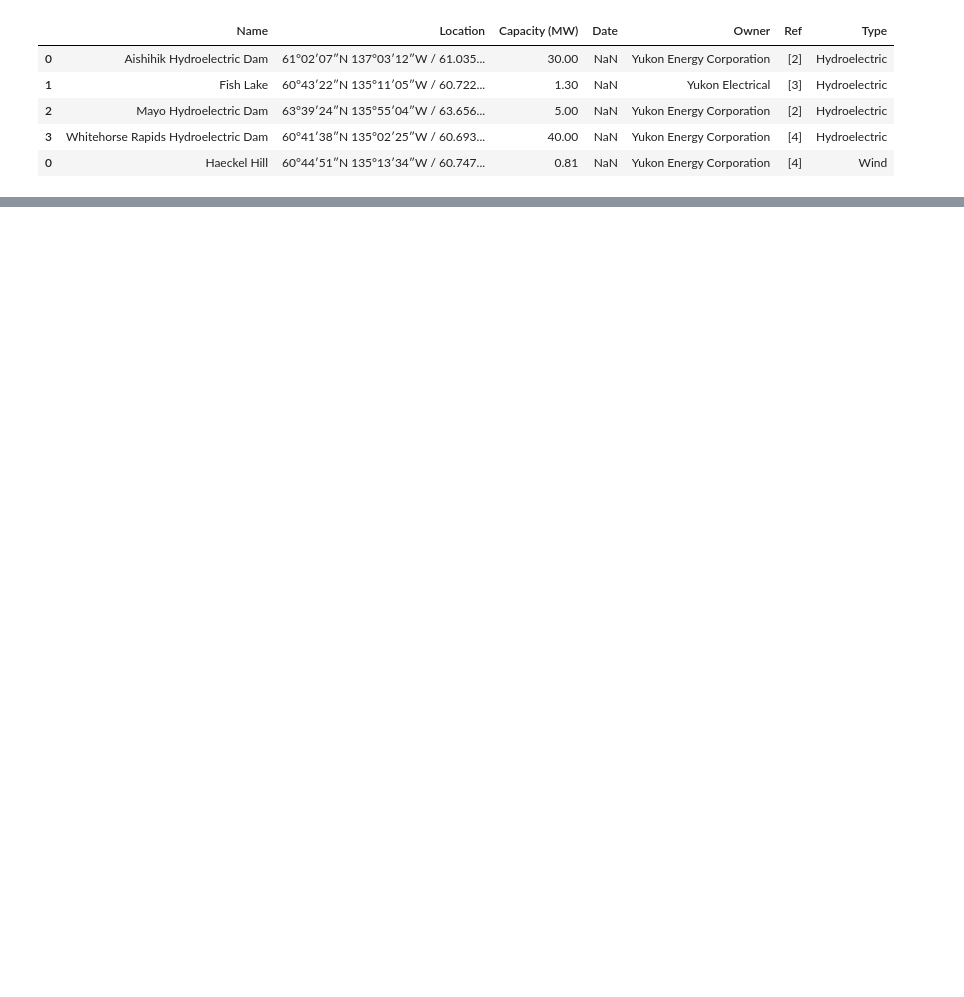
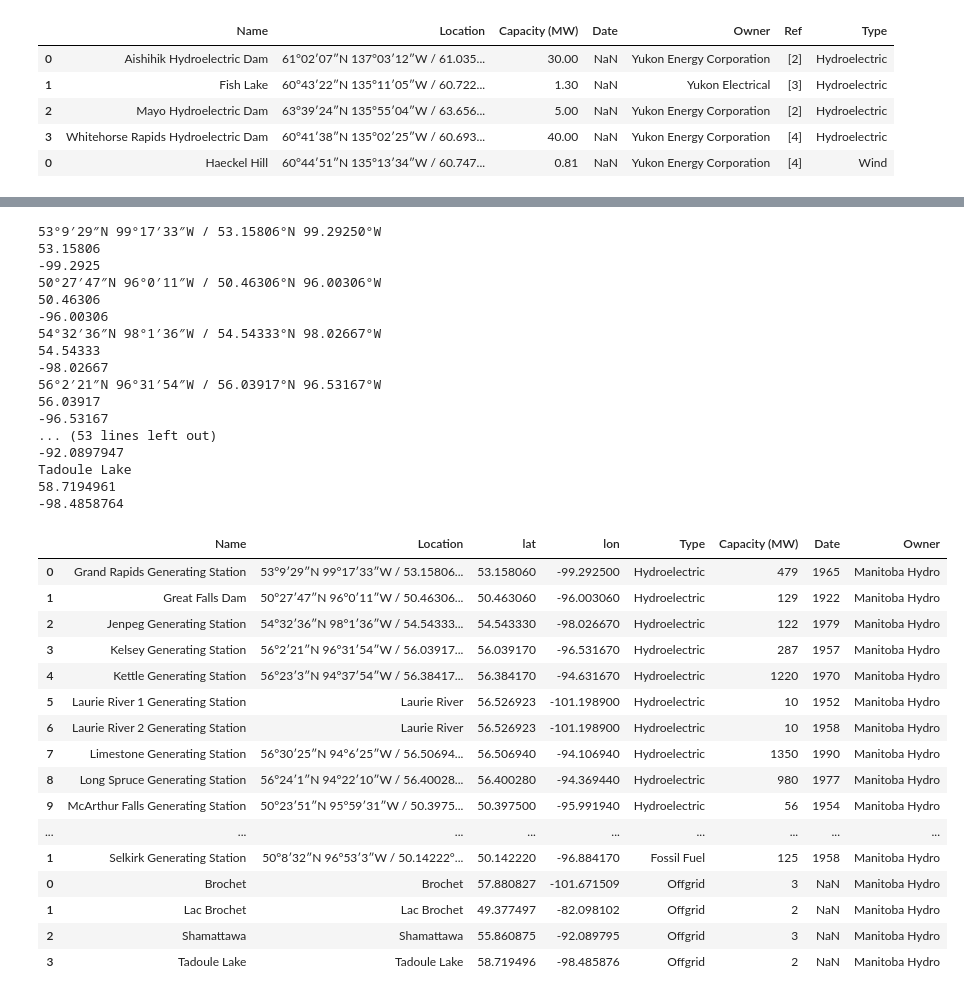
Before and after one commit to FarihaSiddiqui/Project-2, a Jupyter notebook: project.ipynb, the cells around one changed output, grey strips where cells are left out. Cells and saved outputs as stored; diff of their text form; code cells hidden in the pictures; blank space fills up the shorter version.

```diff
--- a/project.ipynb
+++ b/project.ipynb
@@ -461,7 +508,7 @@ def getcoordinates(my_df):
     #         print(lat)
     #         print(lon)
             return(lat ,lon)
-        except (TypeError, AttributeError):
+        except (TypeError, AttributeError,KeyError):
             pass
 
     # converting the location of the datatframe into coordinates
@@ -503,0 +633,39 @@ bc_df.tail(90)
+# %%
+getcoordinates(manitoba_df)
+manitoba_df=manitoba_df[['Name','Location','lat','lon','Type','Capacity (MW)','Date','Owner']]
+manitoba_df.tail(90)
+# %% [output]
+53°9′29″N 99°17′33″W﻿ / ﻿53.15806°N 99.29250°W
+53.15806
+-99.2925
+50°27′47″N 96°0′11″W﻿ / ﻿50.46306°N 96.00306°W
+50.46306
+-96.00306
+54°32′36″N 98°1′36″W﻿ / ﻿54.54333°N 98.02667°W
+54.54333
+-98.02667
+56°2′21″N 96°31′54″W﻿ / ﻿56.03917°N 96.53167°W
+56.03917
+-96.53167
+... (53 lines left out)
+-92.0897947
+Tadoule Lake
+58.7194961
+-98.4858764
+|  | Name | Location | lat | lon | Type | Capacity (MW) | Date | Owner |
+| 0 | Grand Rapids Generating Station | 53°9′29″N 99°17′33″W﻿ / ﻿53.15806... | 53.158060 | -99.292500 | Hydroelectric | 479 | 1965 | Manitoba Hydro |
+| 1 | Great Falls Dam | 50°27′47″N 96°0′11″W﻿ / ﻿50.46306... | 50.463060 | -96.003060 | Hydroelectric | 129 | 1922 | Manitoba Hydro |
+| 2 | Jenpeg Generating Station | 54°32′36″N 98°1′36″W﻿ / ﻿54.54333... | 54.543330 | -98.026670 | Hydroelectric | 122 | 1979 | Manitoba Hydro |
+| 3 | Kelsey Generating Station | 56°2′21″N 96°31′54″W﻿ / ﻿56.03917... | 56.039170 | -96.531670 | Hydroelectric | 287 | 1957 | Manitoba Hydro |
+| 4 | Kettle Generating Station | 56°23′3″N 94°37′54″W﻿ / ﻿56.38417... | 56.384170 | -94.631670 | Hydroelectric | 1220 | 1970 | Manitoba Hydro |
+| 5 | Laurie River 1 Generating Station | Laurie River | 56.526923 | -101.198900 | Hydroelectric | 10 | 1952 | Manitoba Hydro |
+| 6 | Laurie River 2 Generating Station | Laurie River | 56.526923 | -101.198900 | Hydroelectric | 10 | 1958 | Manitoba Hydro |
+| 7 | Limestone Generating Station | 56°30′25″N 94°6′25″W﻿ / ﻿56.50694... | 56.506940 | -94.106940 | Hydroelectric | 1350 | 1990 | Manitoba Hydro |
+| 8 | Long Spruce Generating Station | 56°24′1″N 94°22′10″W﻿ / ﻿56.40028... | 56.400280 | -94.369440 | Hydroelectric | 980 | 1977 | Manitoba Hydro |
+| 9 | McArthur Falls Generating Station | 50°23′51″N 95°59′31″W﻿ / ﻿50.3975... | 50.397500 | -95.991940 | Hydroelectric | 56 | 1954 | Manitoba Hydro |
+| ... | ... | ... | ... | ... | ... | ... | ... | ... |
+| 1 | Selkirk Generating Station | 50°8′32″N 96°53′3″W﻿ / ﻿50.14222°... | 50.142220 | -96.884170 | Fossil Fuel | 125 | 1958 | Manitoba Hydro |
+| 0 | Brochet | Brochet | 57.880827 | -101.671509 | Offgrid | 3 | NaN | Manitoba Hydro |
+| 1 | Lac Brochet | Lac Brochet | 49.377497 | -82.098102 | Offgrid | 2 | NaN | Manitoba Hydro |
+| 2 | Shamattawa | Shamattawa | 55.860875 | -92.089795 | Offgrid | 3 | NaN | Manitoba Hydro |
+| 3 | Tadoule Lake | Tadoule Lake | 58.719496 | -98.485876 | Offgrid | 2 | NaN | Manitoba Hydro |
```
Also changed, not shown: parts of 42 cells of this notebook.
